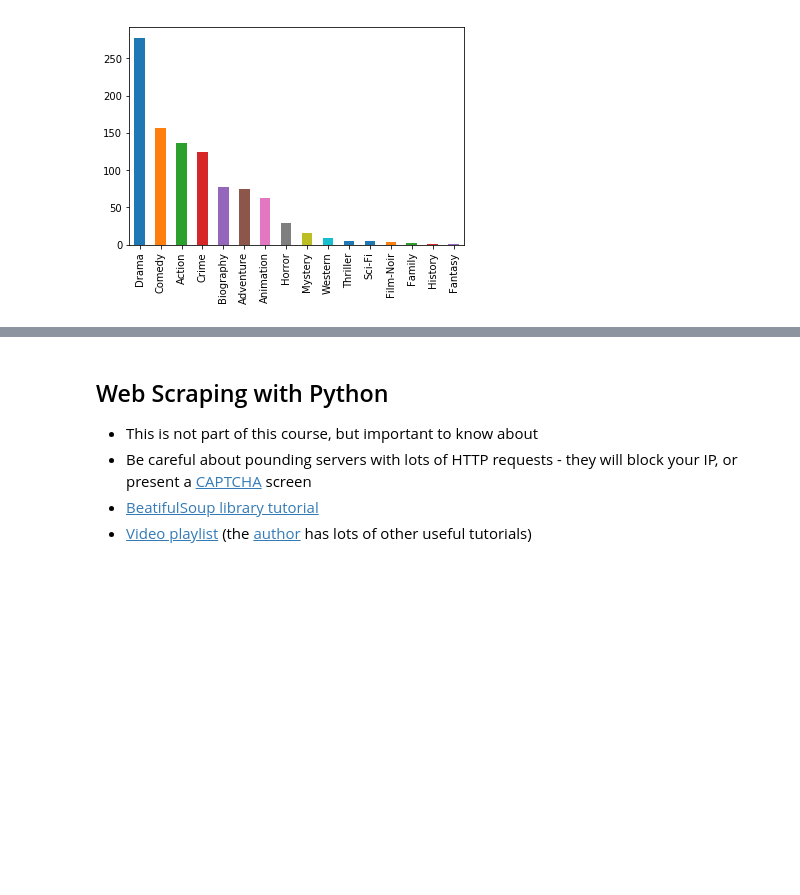
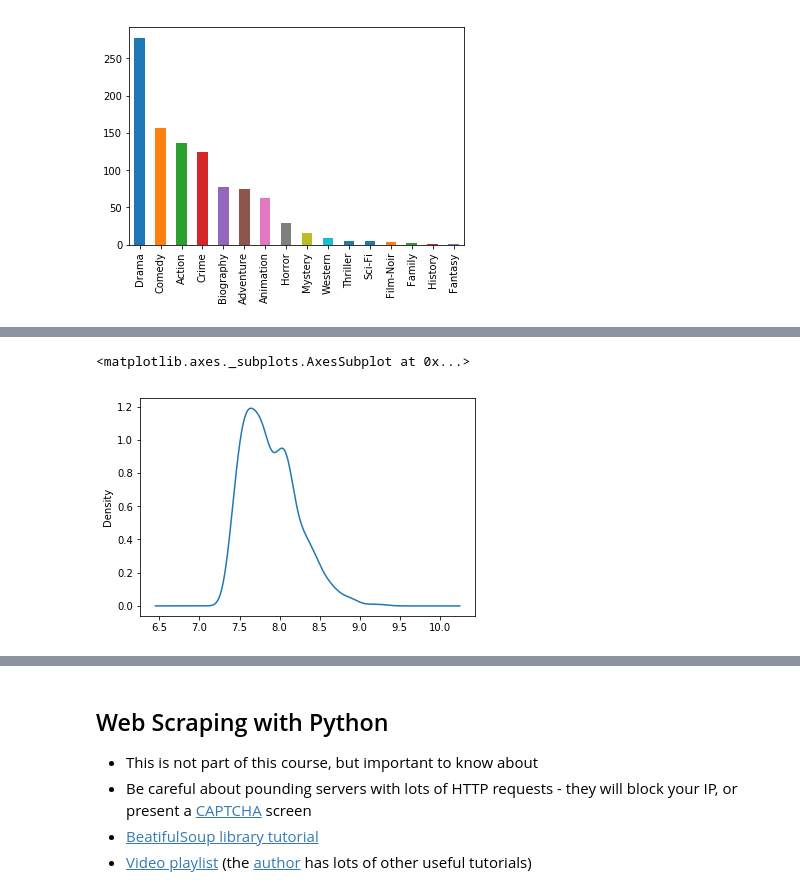
Before and after one commit to kamrik/ML1, a Jupyter notebook: lectures/03_week.ipynb, the cells around one changed output, grey strips where cells are left out. Saved outputs shown, nothing was run; the diff lists cells and outputs as text; code cells hidden in the pictures; blank space fills up the shorter version.

```diff
--- a/lectures/03_week.ipynb
+++ b/lectures/03_week.ipynb
@@ -172,0 +183,8 @@ movies.genre.value_counts().plot(kind='bar')
+# %%
+movies.star_rating.plot.kde()
+# KDE stands for Kernel Density Estimation but Ignore the math and treat it as a histogram :)
+# The math is here https://en.wikipedia.org/wiki/Kernel_density_estimation
+# plt.grid()
+# %% [output]
+<matplotlib.axes._subplots.AxesSubplot at 0x...>
+[figure, added]
```
Also changed, not shown: parts of 7 cells of this notebook.
